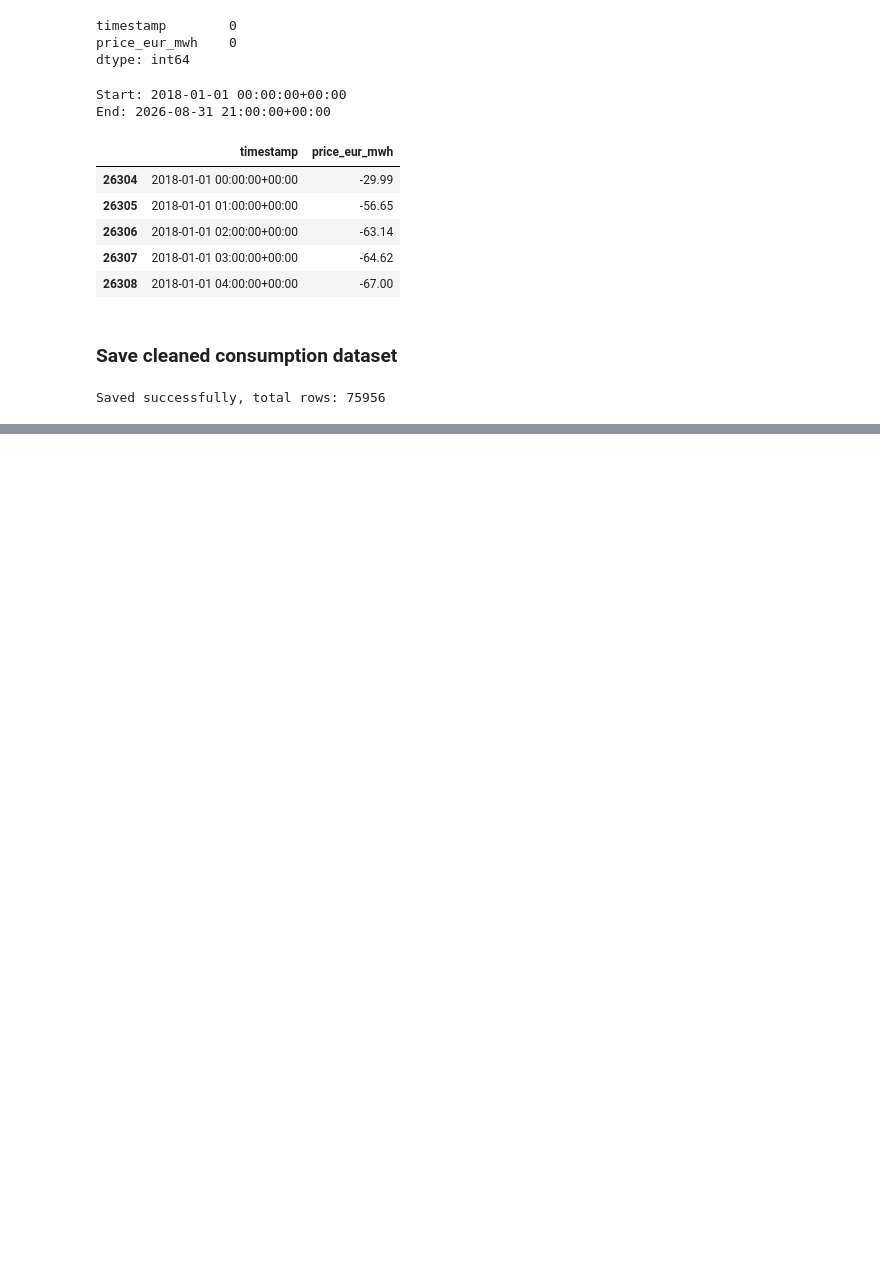
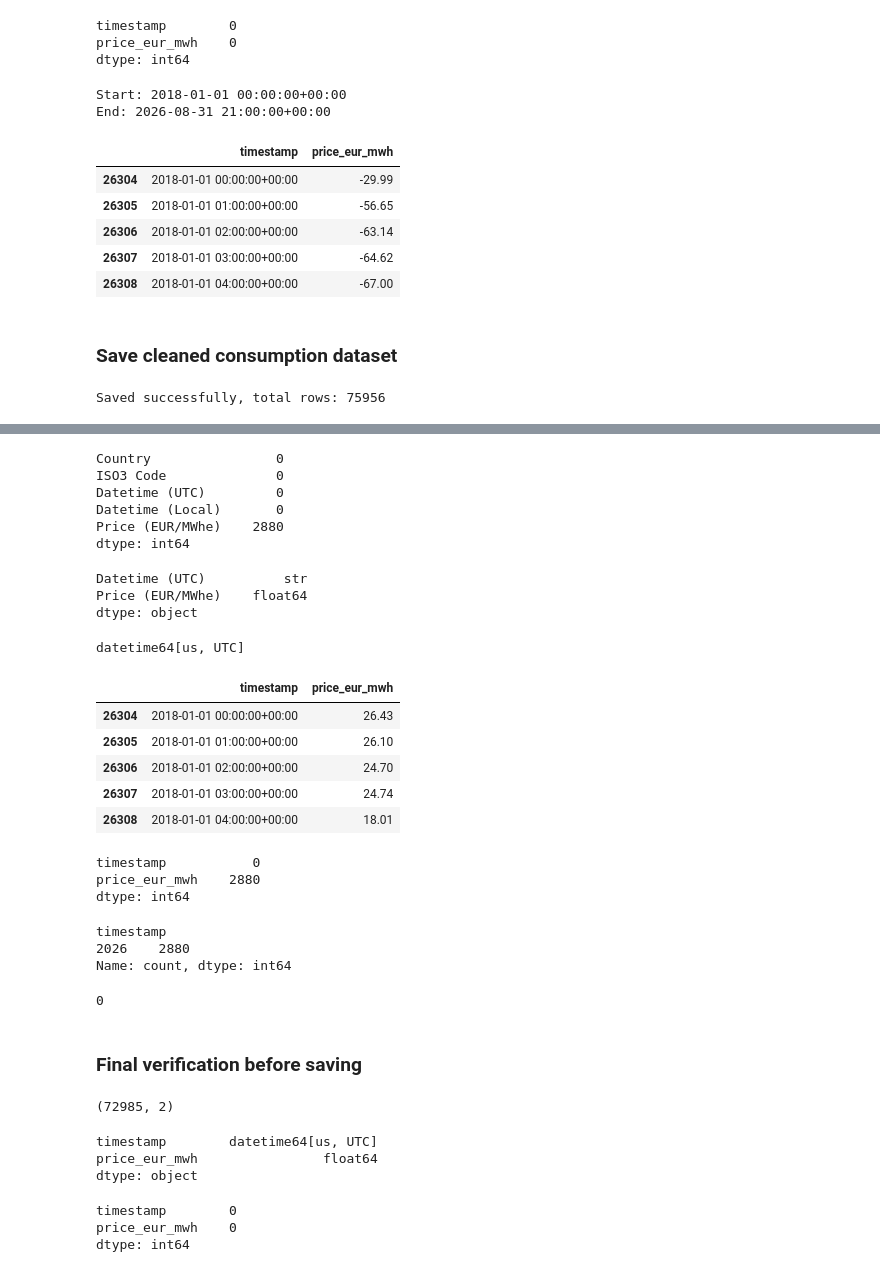
Before and after one commit to shreyakhetani/Finland-Electricity-Price-Analysis, a Jupyter notebook: notebooks/01_data_cleaning.ipynb, the cells around one changed output, grey strips where cells are left out. Saved outputs shown, nothing was run; the diff lists cells and outputs as text; code cells hidden in the pictures; blank space fills up the shorter version.

```diff
--- a/notebooks/01_data_cleaning.ipynb
+++ b/notebooks/01_data_cleaning.ipynb
@@ -528,0 +555,57 @@ Saved successfully, total rows: 75956
+# %%
+df_sweden_energy_prices.isnull().sum()
+# %% [output]
+Country                0
+ISO3 Code              0
+Datetime (UTC)         0
+Datetime (Local)       0
+Price (EUR/MWhe)    2880
+dtype: int64
+# %%
+df_sweden_energy_prices.dtypes
+# %% [output]
+Datetime (UTC)          str
+Price (EUR/MWhe)    float64
+dtype: object
+# %%
+# Drop redundant and unnecessary columns
+df_sweden_energy_prices = df_sweden_energy_prices.drop(columns= ['Country', 'ISO3 Code', 'Datetime (Local)'])
+# %%
+# Rename columns to clean snake_case names
+df_sweden_energy_prices.columns = ['timestamp', 'price_eur_mwh']
+# %%
+# Parse timestamp to datetime with UTC timezone
+df_sweden_energy_prices['timestamp'] = pd.to_datetime(df_sweden_energy_prices['timestamp'], utc= True)
+# %%
+# Verify timestamp parsed correctly
+df_sweden_energy_prices['timestamp'].dtype
+# %% [output]
+datetime64[us, UTC]
+# %%
+# Filter to 2018 onward to align with Finnish price and generation mix datasets
+# Raw file starts from 2015 but pre-2018 data is not needed for this analysis
+df_sweden_energy_prices = df_sweden_energy_prices[df_sweden_energy_prices['timestamp'] >= '2018-01-01']
+# %%
+df_sweden_energy_prices.head()
+# %% [output]
+|  | timestamp | price_eur_mwh |
+| 26304 | 2018-01-01 00:00:00+00:00 | 26.43 |
+| 26305 | 2018-01-01 01:00:00+00:00 | 26.10 |
+| 26306 | 2018-01-01 02:00:00+00:00 | 24.70 |
+| 26307 | 2018-01-01 03:00:00+00:00 | 24.74 |
+| 26308 | 2018-01-01 04:00:00+00:00 | 18.01 |
+# %%
+# Checking for missing values after filtering to 2018 onward.
+df_sweden_energy_prices.isnull().sum()
+# %% [output]
+timestamp           0
+price_eur_mwh    2880
+dtype: int64
+# %%
+# Identify which years contain null price values
+# helps determine whether nulls are a recent data gap or spread across the full series
+print(df_sweden_energy_prices[df_sweden_energy_prices['price_eur_mwh'].isnull()]['timestamp'].dt.year.value_counts().sort_index())
+# %% [output]
+timestamp
+2026    2880
+Name: count, dtype: int64
@@ -528,0 +615,23 @@ Saved successfully, total rows: 75956
+# %%
+# Confirm no nulls remain
+print(df_sweden_energy_prices['price_eur_mwh'].isnull().sum())
+# %% [output]
+0
+# %% [markdown]
+### Final verification before saving
+# %%
+df_sweden_energy_prices.shape
+# %% [output]
+(72985, 2)
+# %%
+df_sweden_energy_prices.dtypes
+# %% [output]
+timestamp        datetime64[us, UTC]
+price_eur_mwh                float64
+dtype: object
+# %%
+df_sweden_energy_prices.isnull().sum()
+# %% [output]
+timestamp        0
+price_eur_mwh    0
+dtype: int64
```
Also changed, not shown: parts of 9 cells of this notebook, 1 other file.
